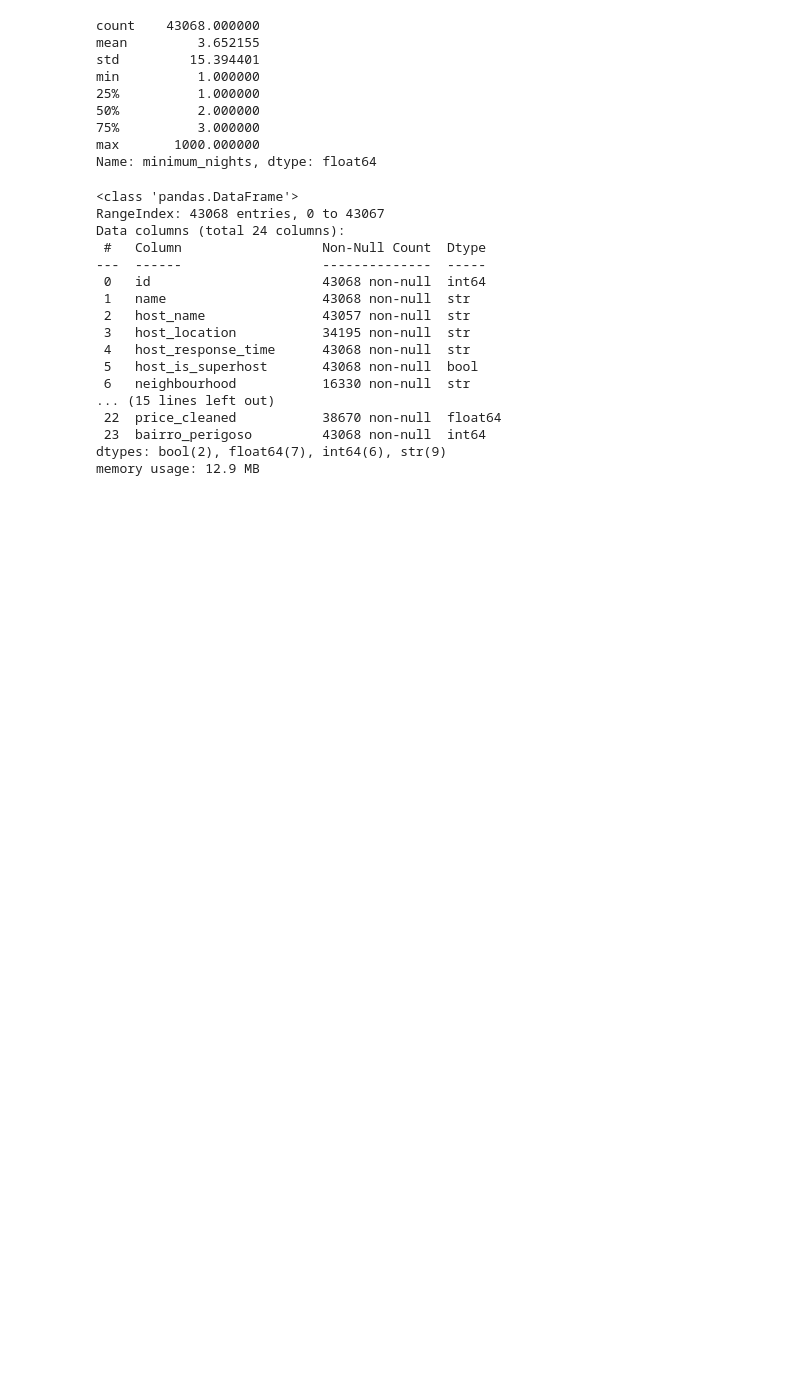
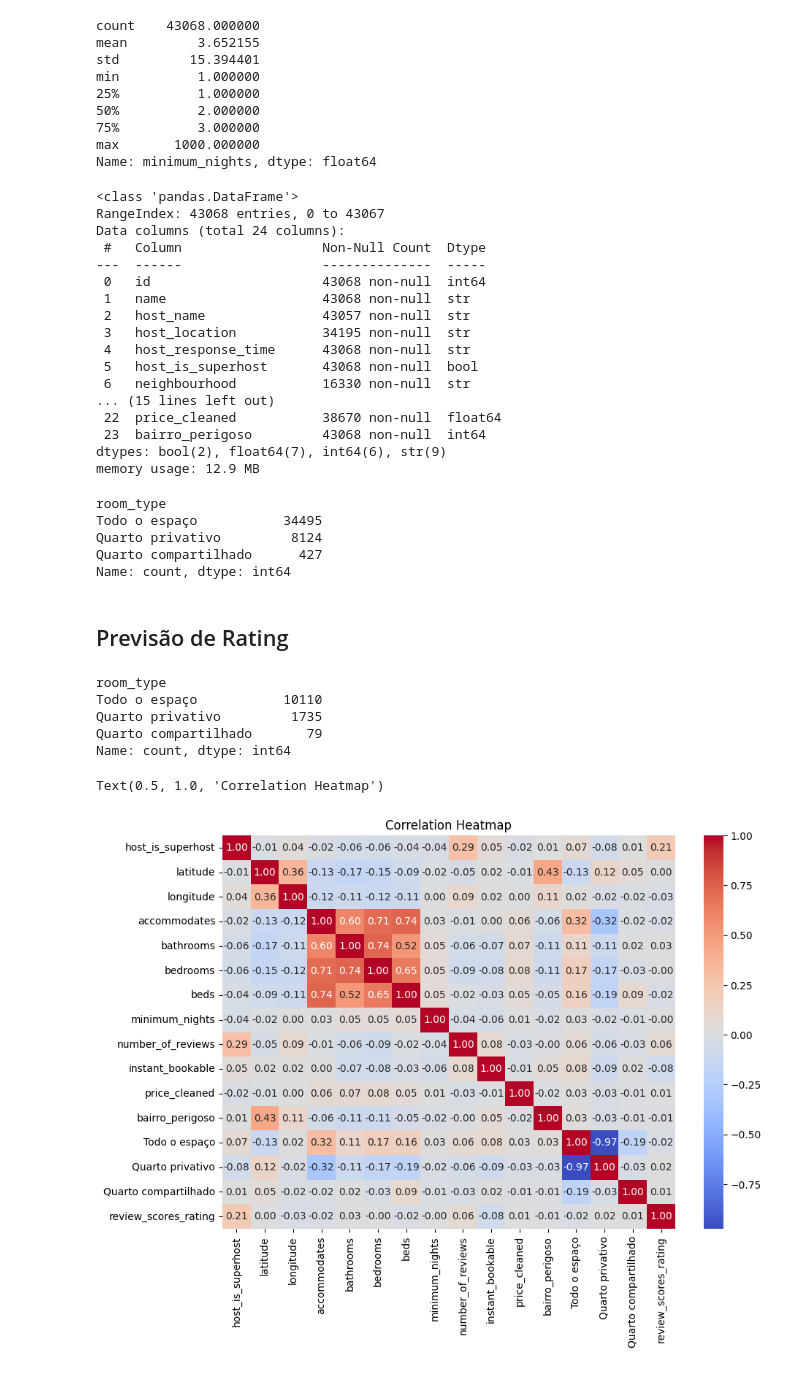
Before and after one commit to AlbertButzke/BrincadeiraComDados, a Jupyter notebook: Airbnb/airbnb.ipynb, the cells around one changed output. Saved outputs shown, nothing was run; the diff lists cells and outputs as text; code cells hidden in the pictures; blank space fills up the shorter version.

```diff
--- a/Airbnb/airbnb.ipynb
+++ b/Airbnb/airbnb.ipynb
@@ -178,7 +178,7 @@ Name: minimum_nights, dtype: float64
 df_treatment.bedrooms = df_treatment.bedrooms.fillna(df_treatment.bedrooms.median())
 df_treatment.beds = df_treatment.beds.fillna(df_treatment.beds.median())
 df_treatment.bathrooms = df_treatment.bathrooms.fillna(df_treatment.bathrooms.median())
-df_treatment.review_scores_rating = df_treatment.review_scores_rating.fillna(0)
+# df_treatment.review_scores_rating = df_treatment.review_scores_rating.fillna(0)
 df_treatment.host_response_time = df_treatment.host_response_time.fillna("Não informado")
 # %%
 df_treatment.info()
@@ -200,3 +200,67 @@ Data columns (total 24 columns):
  23  bairro_perigoso         43068 non-null  int64
 dtypes: bool(2), float64(7), int64(6), str(9)
 memory usage: 12.9 MB
+# %%
+df_rating_pred = df_treatment.copy()
+df_rating_pred = df_rating_pred.dropna(subset=['room_type'])
+# %%
+df_treatment.room_type.value_counts()
+# %% [output]
+room_type
+Todo o espaço           34495
+Quarto privativo         8124
+Quarto compartilhado      427
+Name: count, dtype: int64
+# %% [markdown]
+## Previsão de Rating
+# %%
+from sklearn.linear_model import SGDRegressor, Lasso
+from sklearn.preprocessing import StandardScaler, RobustScaler, LabelEncoder
+from sklearn.model_selection import train_test_split
+from sklearn.compose import ColumnTransformer
+from sklearn.pipeline import Pipeline
+from sklearn import preprocessing
+import numpy as np
+RANDOM_SEED = 42
+
+df_rating_pred = df_rating_pred.dropna()
+df_copa = df_rating_pred[df_rating_pred['neighbourhood_cleansed'] == 'Copacabana']
+X = df_rating_pred.drop(columns=['review_scores_rating'])
+y = df_rating_pred['review_scores_rating'].values
+# X = df_copa.drop(columns=['review_scores_rating'])
+# y = df_copa['review_scores_rating'].values
+# %%
+X.room_type.value_counts()
+# %% [output]
+room_type
+Todo o espaço           10110
+Quarto privativo         1735
+Quarto compartilhado       79
+Name: count, dtype: int64
+# %%
+enc = preprocessing.OneHotEncoder()
+enc.fit(df_rating_pred[['room_type']])
+# enc.categories_
+one_hot = enc.transform(df_rating_pred[['room_type']]).toarray()
+# one_hot = enc.transform(df_copa[['room_type']]).toarray()
+X[['Quarto compartilhado', 'Quarto privativo', 'Todo o espaço']] = one_hot
+cat_cols = ['host_is_superhost', 'bairro_perigoso', 'instant_bookable', 'Todo o espaço', 'Quarto privativo', 'Quarto compartilhado']
+num_cols = ['accommodates', 'bathrooms', 'bedrooms', 'beds', 'number_of_reviews', 'price_cleaned']
+# %%
+plt.figure(figsize=(10, 7))
+X_com_y = X[[
+    'host_is_superhost', 'latitude', 'longitude', 'accommodates',
+    'bathrooms', 'bedrooms', 'beds', 'minimum_nights', 'number_of_reviews',
+    'instant_bookable', 'price_cleaned', 'bairro_perigoso',
+    'Todo o espaço', 'Quarto privativo', 'Quarto compartilhado'
+    ]].copy()
+
+X_com_y['review_scores_rating'] = y
+
+corr = X_com_y.corr()
+
+sns.heatmap(corr, annot=True, cmap='coolwarm', fmt='.2f')
+plt.title('Correlation Heatmap')
+# %% [output]
+Text(0.5, 1.0, 'Correlation Heatmap')
+[figure, added]
```
Also changed, not shown: parts of 54 cells of this notebook.
